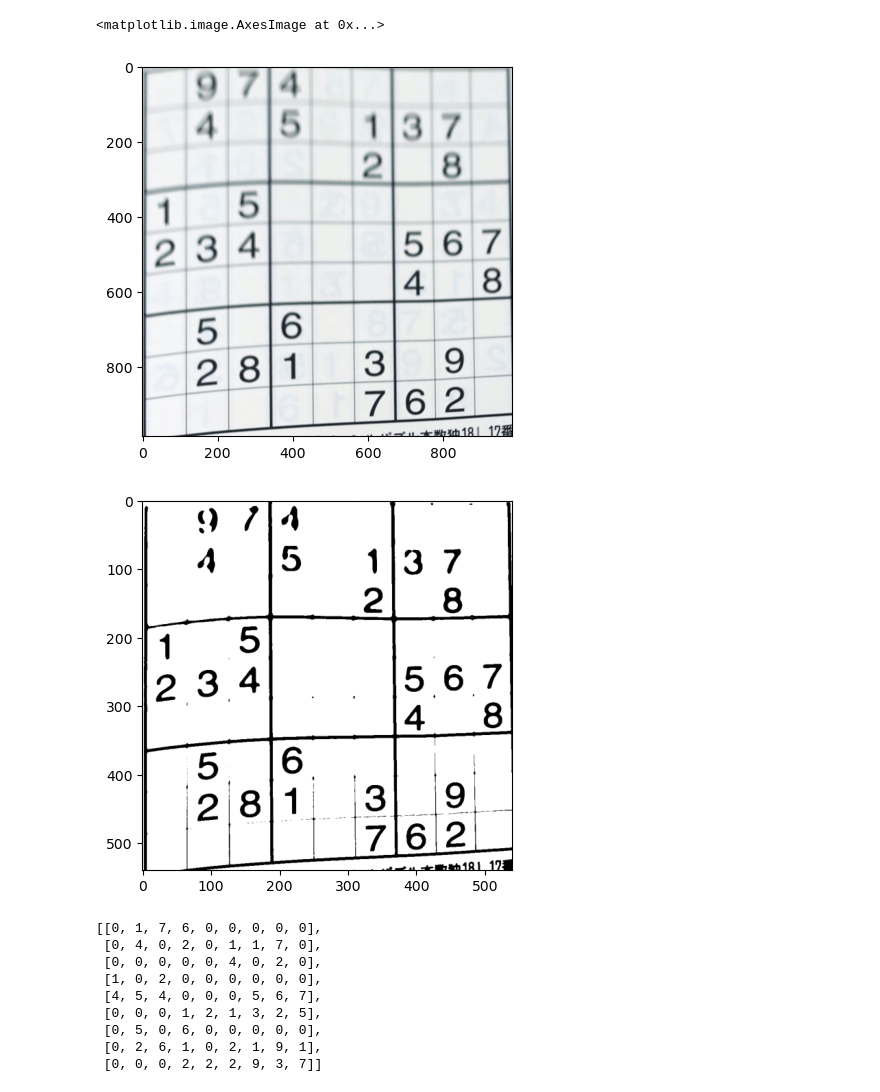
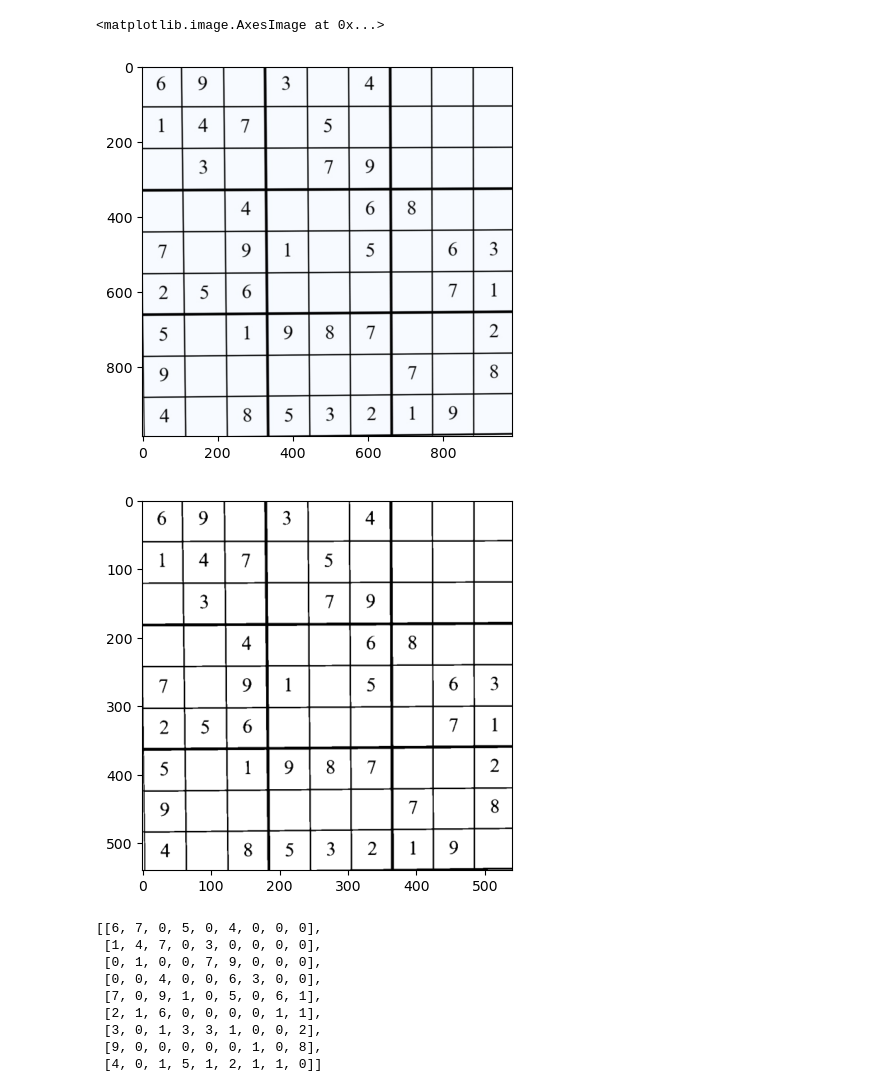
Before and after one commit to hakoshie/sudoku, a Jupyter notebook: recog_l2.ipynb, the cells around one changed output. Cells and saved outputs as stored; diff of their text form; code cells hidden in the pictures.

```diff
--- a/recog_l2.ipynb
+++ b/recog_l2.ipynb
@@ -5,7 +5,8 @@ import matplotlib.pyplot as plt
 import pandas as pd
 import pickle
 # %%
-file="level2/sudoku_00027"
+file="level2/sudoku_00028"
+file="level1/sudoku_029"
 # file="level2/sample"
 image = cv2.imread(f"./data/{file}.jpg", cv2.IMREAD_COLOR)
 image = cv2.cvtColor(image, cv2.COLOR_BGR2RGB)
@@ -17,8 +18,8 @@ image = image[trim_height:height - trim_height, trim_width:width - trim_width]
 gray = cv2.cvtColor(image, cv2.COLOR_RGB2GRAY)
 print(image.shape)
 # ぼかし処理
-gray_gb = cv2.GaussianBlur(gray, None, 3.0)
-# gray_gb= cv2.bilateralFilter(gray, 11, 0.5, 0.5)
+# gray_gb = cv2.GaussianBlur(gray, None, 4.0)
+gray_gb= cv2.bilateralFilter(gray, 11, 5, 5)
 # # median filter
 # gray_gb = cv2.medianBlur(gray, 3)
 
@@ -35,7 +36,7 @@ plt.show()
 # %%
 edge = cv2.Canny(binary, 100, 200)
-edge = cv2.dilate(edge, np.ones((11, 11), dtype=edge.dtype),iterations=1)
-edge = cv2.erode(edge, np.ones((9, 9), dtype=edge.dtype),iterations=1)
+edge = cv2.dilate(edge, np.ones((5, 5), dtype=edge.dtype),iterations=1)
+edge = cv2.erode(edge, np.ones((3, 3), dtype=edge.dtype),iterations=1)
 # res_close = cv2.morphologyEx(binary, cv2.MORPH_OPEN, np.ones((5, 5), dtype=binary.dtype))
 plt.imshow(edge, cmap="gray")
 plt.title("After morphology operation".format(thr))
@@ -58,7 +59,7 @@ result = image.copy()
 for cnt in contours:
     # 輪郭線の長さを計算
     arclen = cv2.arcLength(cnt, True)
-    approx=cv2.approxPolyDP(cnt, arclen * 5e-2, True)
+    approx=cv2.approxPolyDP(cnt, arclen * 1e-1, True)
     area=cv2.contourArea(cnt)
     x, y, w, h = cv2.boundingRect(approx)
     internal_area_ratio = area / (w * h)
@@ -79,7 +80,7 @@ result = image.copy()
 # plt.show()
 print(len(longest_cnt))
 arclen = cv2.arcLength(longest_cnt, True)
-approx = cv2.approxPolyDP(longest_cnt, arclen * 5e-2, True)
+approx = cv2.approxPolyDP(longest_cnt, arclen * 1e-1, True)
 
 cv2.drawContours(result, [approx], -1, (255, 0, 0), 3, cv2.LINE_AA)
 plt.imshow(result)
@@ -185,7 +184,7 @@ result = result[trim_height:height - trim_height, trim_width:width - trim_width]
 plt.imshow(result)
 # %% [output]
 <matplotlib.image.AxesImage at 0x...>
-[figure, old version]
+[figure, new version]
 # %%
 # # result=cv2.rotate(result,cv2.ROTATE_90_CLOCKWISE)
 # gray=cv2.cvtColor(result, cv2.COLOR_RGB2GRAY)
@@ -268,7 +267,7 @@ flip_proba=[]
 # scaler = pd.read_pickle('./pickle/svc_rbf_scaler.pickle')
 # clf=pd.read_pickle('./pickle/svc_rbf_clf.pickle')
 pixel=60
-pkl_name="Rand_numbers_line"
+pkl_name="Rand_numbers_line_3"
 scaler = pd.read_pickle(f'./pickle/{pkl_name}_scaler.pickle')
 clf=pd.read_pickle(f'./pickle/{pkl_name}_clf.pickle')
 # results=[result, cv2.rotate(result,cv2.ROTATE_90_CLOCKWISE), cv2.rotate(result,cv2.ROTATE_180), cv2.rotate(result,cv2.ROTATE_90_COUNTERCLOCKWISE)]
@@ -307,37 +306,34 @@ binary=cv2.resize(binary,(pixel*9,pixel*9),interpolation=cv2.INTER_AREA)
 # pred=clf_f.predict_proba(digit)
 # print(pred,np.argmax(pred))
 # flip_proba.append(pred[0][0])
 # flag=np.argmax(pred)
 # if flag:
 plt.imshow(binary,cmap="gray")
 plt.show()
 # plot i,j th component
 # i,j=0,3
 # plt.imshow(binary[i*pixel:(i+1)*pixel, j*pixel:(j+1)*pixel], cmap='gray')
 # plt.show()
 
-
-
-
 predicted_digits = []
 for i in range(9):
     for j in range(9):
         digit_square = binary[i*pixel:(i+1)*pixel, j*pixel:(j+1)*pixel]
         if np.mean(digit_square)>250:
             predicted_digits.append(0)
             continue
         digit_square = digit_square.reshape(1, -1)/255.0
         digit_square=scaler.transform(digit_square)
         prediction = clf.predict(digit_square)
         predicted_digit = np.argmax(prediction)
         predicted_digits.append(prediction[0])
 problem=[]
 for i in range(0, len(predicted_digits), 9):
     problem.append(predicted_digits[i:i+9])
     # print(predicted_digits[i:i+9])
 # problems.append(problem)
 # %% [output]
-[figure, old version]
+[figure, new version]
 # %%
 # std_list=[]
 # for problem in problems:
@@ -352,15 +348,15 @@ for i in range(0, len(predicted_digits), 9):
 # problem=problems[0]
 problem
 # %% [output]
-[[0, 1, 7, 6, 0, 0, 0, 0, 0],
- [0, 4, 0, 2, 0, 1, 1, 7, 0],
- [0, 0, 0, 0, 0, 4, 0, 2, 0],
- [1, 0, 2, 0, 0, 0, 0, 0, 0],
- [4, 5, 4, 0, 0, 0, 5, 6, 7],
- [0, 0, 0, 1, 2, 1, 3, 2, 5],
- [0, 5, 0, 6, 0, 0, 0, 0, 0],
- [0, 2, 6, 1, 0, 2, 1, 9, 1],
- [0, 0, 0, 2, 2, 2, 9, 3, 7]]
+[[6, 7, 0, 5, 0, 4, 0, 0, 0],
+ [1, 4, 7, 0, 3, 0, 0, 0, 0],
+ [0, 1, 0, 0, 7, 9, 0, 0, 0],
+ [0, 0, 4, 0, 0, 6, 3, 0, 0],
+ [7, 0, 9, 1, 0, 5, 0, 6, 1],
+ [2, 1, 6, 0, 0, 0, 0, 1, 1],
+ [3, 0, 1, 3, 3, 1, 0, 0, 2],
+ [9, 0, 0, 0, 0, 0, 1, 0, 8],
+ [4, 0, 1, 5, 1, 2, 1, 1, 0]]
 # %%
 with open(f'./data/{file}.txt', 'r') as f:
     matrix_data = [[int(num) for num in line.split()] for line in f]
```
Also changed, not shown: parts of 8 cells of this notebook, 5 other files.
